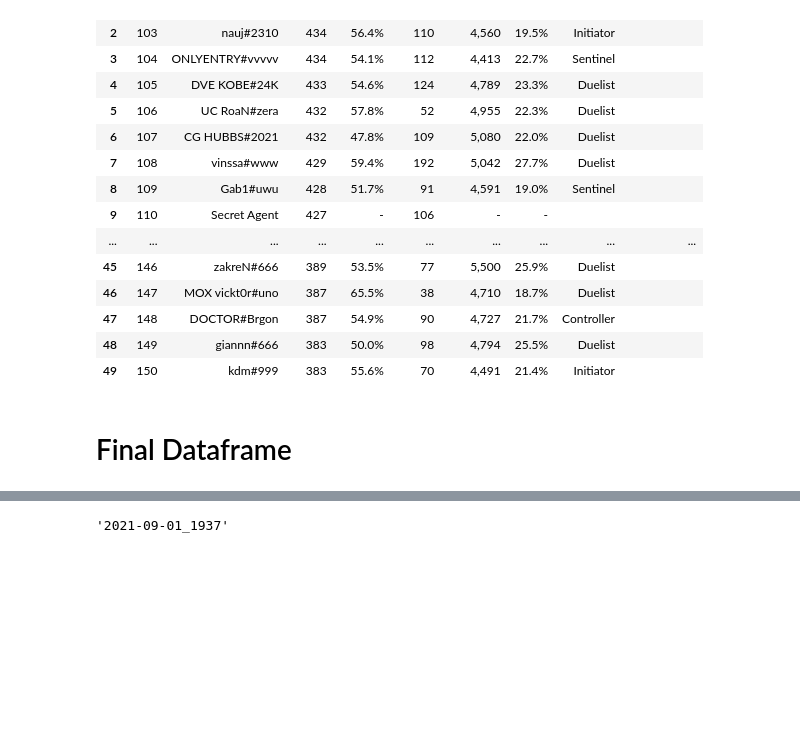
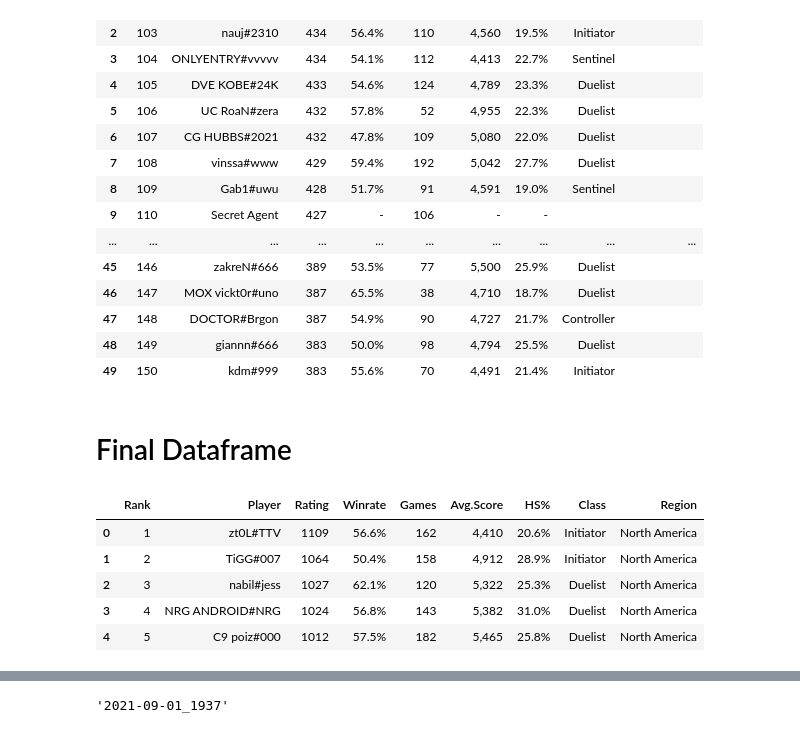
Before and after one commit to ericyeonpark/valorant-top500-analysis, a Jupyter notebook: notebooks/Valorant_WebScraping.ipynb, the cells around one changed output, grey strips where cells are left out. Cells and saved outputs as stored; diff of their text form; code cells hidden in the pictures; blank space fills up the shorter version.

```diff
--- a/notebooks/Valorant_WebScraping.ipynb
+++ b/notebooks/Valorant_WebScraping.ipynb
@@ -763,3 +776,12 @@ df_final = pd.concat([df_NA,
 #                    df_BR,
 #                    df_LA,
 #                    df_AP])
+# %%
+df_final.head()
+# %% [output]
+|  | Rank | Player | Rating | Winrate | Games | Avg.Score | HS% | Class | Region |
+| 0 | 1 | zt0L#TTV | 1109 | 56.6% | 162 | 4,410 | 20.6% | Initiator | North America |
+| 1 | 2 | TiGG#007 | 1064 | 50.4% | 158 | 4,912 | 28.9% | Initiator | North America |
+| 2 | 3 | nabil#jess | 1027 | 62.1% | 120 | 5,322 | 25.3% | Duelist | North America |
+| 3 | 4 | NRG ANDROID#NRG | 1024 | 56.8% | 143 | 5,382 | 31.0% | Duelist | North America |
+| 4 | 5 | C9 poiz#000 | 1012 | 57.5% | 182 | 5,465 | 25.8% | Duelist | North America |
```
Also changed, not shown: parts of 6 cells of this notebook.
